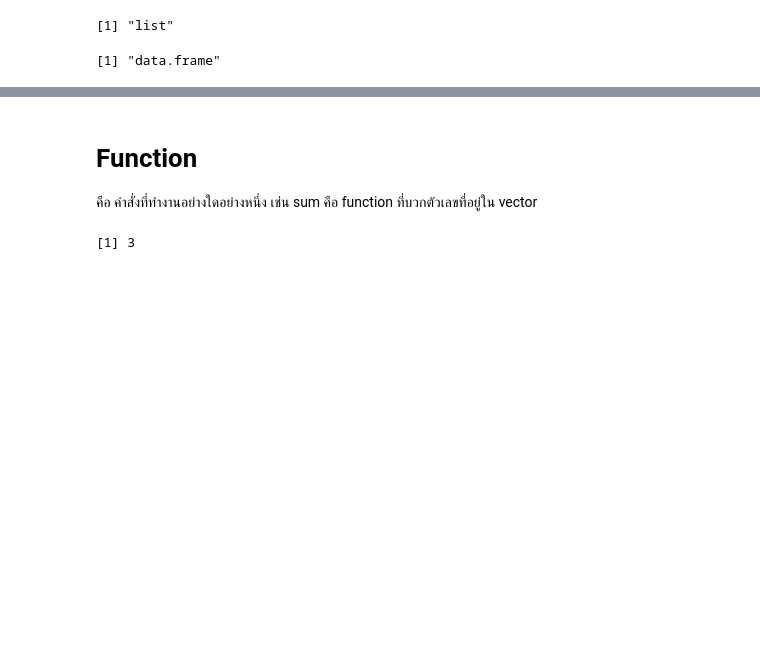
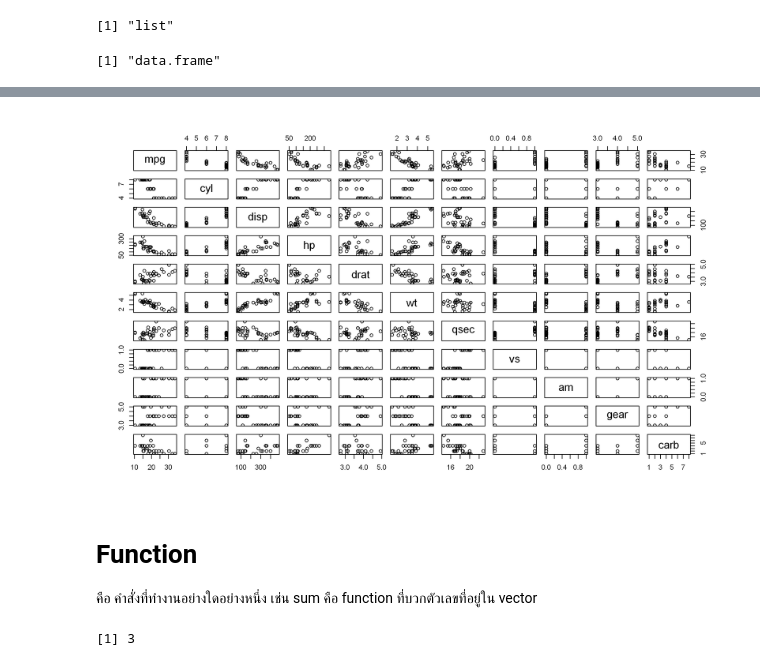
Before and after one commit to piyayut-ch/2021-08-24_introR, a Jupyter notebook: notebook/1_basic-R.ipynb, the cells around one changed output, grey strips where cells are left out. Saved outputs shown, nothing was run; the diff lists cells and outputs as text; code cells hidden in the pictures; blank space fills up the shorter version.

```diff
--- a/notebook/1_basic-R.ipynb
+++ b/notebook/1_basic-R.ipynb
@@ -450,3 +533,7 @@ class(mtcars)
+# %%
+plot(mtcars)
+# %% [output]
+[figure, added]
 # %%
 # help function เป็น function ที่แสดงรายละเอียดของ object (หากมี)
 # help(mtcars)
```
Also changed, not shown: parts of 19 cells of this notebook, 14 other files.
